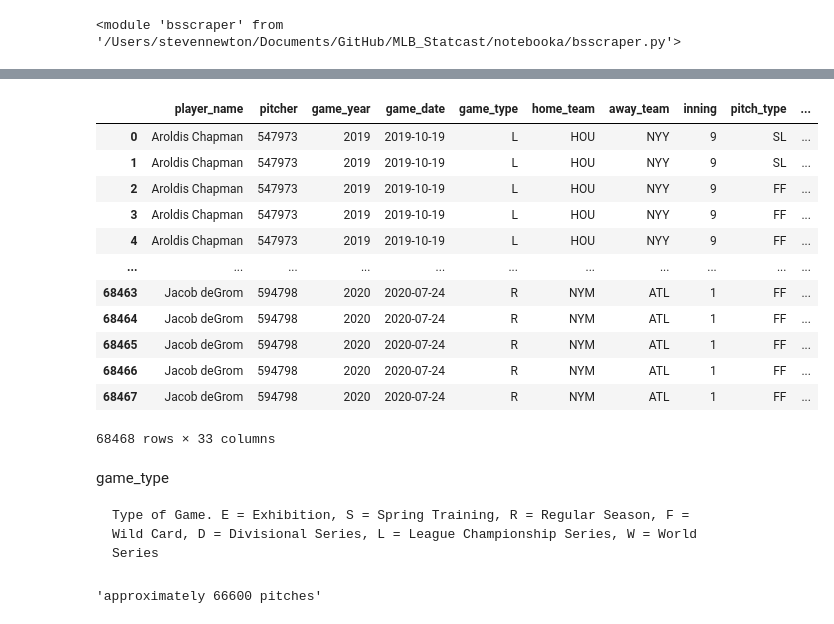
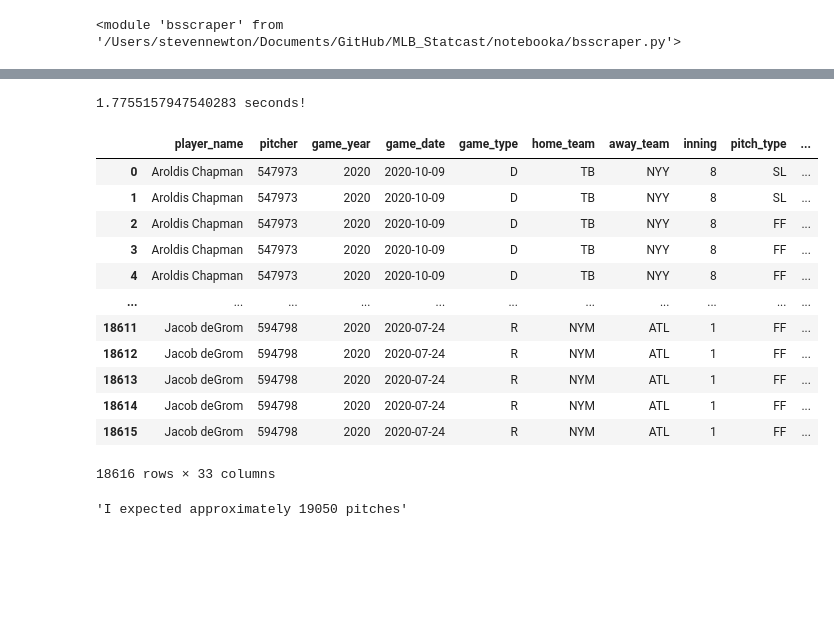
Before and after one commit to konstanzer/Ace_versus_Ace, a Jupyter notebook: notebooka/EDA.ipynb, the cells around one changed output, grey strips where cells are left out. Cells and saved outputs as stored; diff of their text form; code cells hidden in the pictures; blank space fills up the shorter version.

```diff
--- a/notebooka/EDA.ipynb
+++ b/notebooka/EDA.ipynb
@@ -15,41 +12,43 @@ bsscraper.savant_call(2020, "NYY", csv=True)
 # %%
 import sqlite3
 import pandas as pd
+import time
 
+t0  = time.time()
 # Connect to, query, and load database into dataframe.
 conn = sqlite3.connect('NYY_NYM_19_20_.db')
-df = pd.read_sql_query("""
+df = pd.read_sql_query('''
                         SELECT player_name, pitcher, game_year, game_date, game_type, home_team, away_team, inning, pitch_type,
-                        pitch_name, pitch_number, release_speed, release_spin_rate, vx0, vy0, vz0, events, type,
-                        balls, strikes, zone, release_pos_x, release_pos_z, pfx_x, pfx_z, plate_x, plate_z,
-                        release_extension, ax, ay, az, launch_speed, launch_speed_angle
+                        pitch_name, pitch_number, release_speed, release_spin_rate, vx0, vy0, vz0, effective_speed, events,
+                        type, description, balls, strikes, zone, release_pos_x, release_pos_z, pfx_x, pfx_z, plate_x, plate_z,
+                        release_extension, ax, ay, az
                         FROM statcast
-                        WHERE pitch_type IS NOT NULL;
-                       """, conn)
+                        WHERE pitch_type IS NOT NULL and game_year IS 2020;
+                       '''
+                       , conn)
 conn.close()
+
+print(f'{time.time()-t0} seconds!')
 df
 # %% [output]
+1.7755157947540283 seconds!
 |  | player_name | pitcher | game_year | game_date | game_type | home_team | away_team | inning | pitch_type | ... |
-| 0 | Aroldis Chapman | 547973 | 2019 | 2019-10-19 | L | HOU | NYY | 9 | SL | ... |
-| 1 | Aroldis Chapman | 547973 | 2019 | 2019-10-19 | L | HOU | NYY | 9 | SL | ... |
-| 2 | Aroldis Chapman | 547973 | 2019 | 2019-10-19 | L | HOU | NYY | 9 | FF | ... |
-| 3 | Aroldis Chapman | 547973 | 2019 | 2019-10-19 | L | HOU | NYY | 9 | FF | ... |
-| 4 | Aroldis Chapman | 547973 | 2019 | 2019-10-19 | L | HOU | NYY | 9 | FF | ... |
+| 0 | Aroldis Chapman | 547973 | 2020 | 2020-10-09 | D | TB | NYY | 8 | SL | ... |
+| 1 | Aroldis Chapman | 547973 | 2020 | 2020-10-09 | D | TB | NYY | 8 | SL | ... |
+| 2 | Aroldis Chapman | 547973 | 2020 | 2020-10-09 | D | TB | NYY | 8 | FF | ... |
+| 3 | Aroldis Chapman | 547973 | 2020 | 2020-10-09 | D | TB | NYY | 8 | FF | ... |
+| 4 | Aroldis Chapman | 547973 | 2020 | 2020-10-09 | D | TB | NYY | 8 | FF | ... |
 | ... | ... | ... | ... | ... | ... | ... | ... | ... | ... | ... |
-| 68463 | Jacob deGrom | 594798 | 2020 | 2020-07-24 | R | NYM | ATL | 1 | FF | ... |
-| 68464 | Jacob deGrom | 594798 | 2020 | 2020-07-24 | R | NYM | ATL | 1 | FF | ... |
-| 68465 | Jacob deGrom | 594798 | 2020 | 2020-07-24 | R | NYM | ATL | 1 | FF | ... |
-| 68466 | Jacob deGrom | 594798 | 2020 | 2020-07-24 | R | NYM | ATL | 1 | FF | ... |
-| 68467 | Jacob deGrom | 594798 | 2020 | 2020-07-24 | R | NYM | ATL | 1 | FF | ... |
+| 18611 | Jacob deGrom | 594798 | 2020 | 2020-07-24 | R | NYM | ATL | 1 | FF | ... |
+| 18612 | Jacob deGrom | 594798 | 2020 | 2020-07-24 | R | NYM | ATL | 1 | FF | ... |
+| 18613 | Jacob deGrom | 594798 | 2020 | 2020-07-24 | R | NYM | ATL | 1 | FF | ... |
+| 18614 | Jacob deGrom | 594798 | 2020 | 2020-07-24 | R | NYM | ATL | 1 | FF | ... |
+| 18615 | Jacob deGrom | 594798 | 2020 | 2020-07-24 | R | NYM | ATL | 1 | FF | ... |
-68468 rows × 33 columns
+18616 rows × 33 columns
-# %% [markdown]
-game_type
-
-    Type of Game. E = Exhibition, S = Spring Training, R = Regular Season, F = Wild Card, D = Divisional Series, L = League Championship Series, W = World Series
 # %%
-#To verify this has every pitch, I'll estimate how many rows I expect for 2 teams over 2 years
-est_pitches_per_game=150
-games=162+60   # shortened 2020 season
-f'approximately {est_pitches_per_game*games*2} pitches'
+#To verify this has every pitch, I'll estimate how many rows I expect for 2 teams in 2020.
+est_pitches_per_game = 150
+games = (2*60)+7   # shortened 2020 season plus postseason
+f'I expected approximately {est_pitches_per_game*games} pitches'
 # %% [output]
-'approximately 66600 pitches'
+'I expected approximately 19050 pitches'
```
Also changed, not shown: parts of 16 cells of this notebook, 5 other files.
